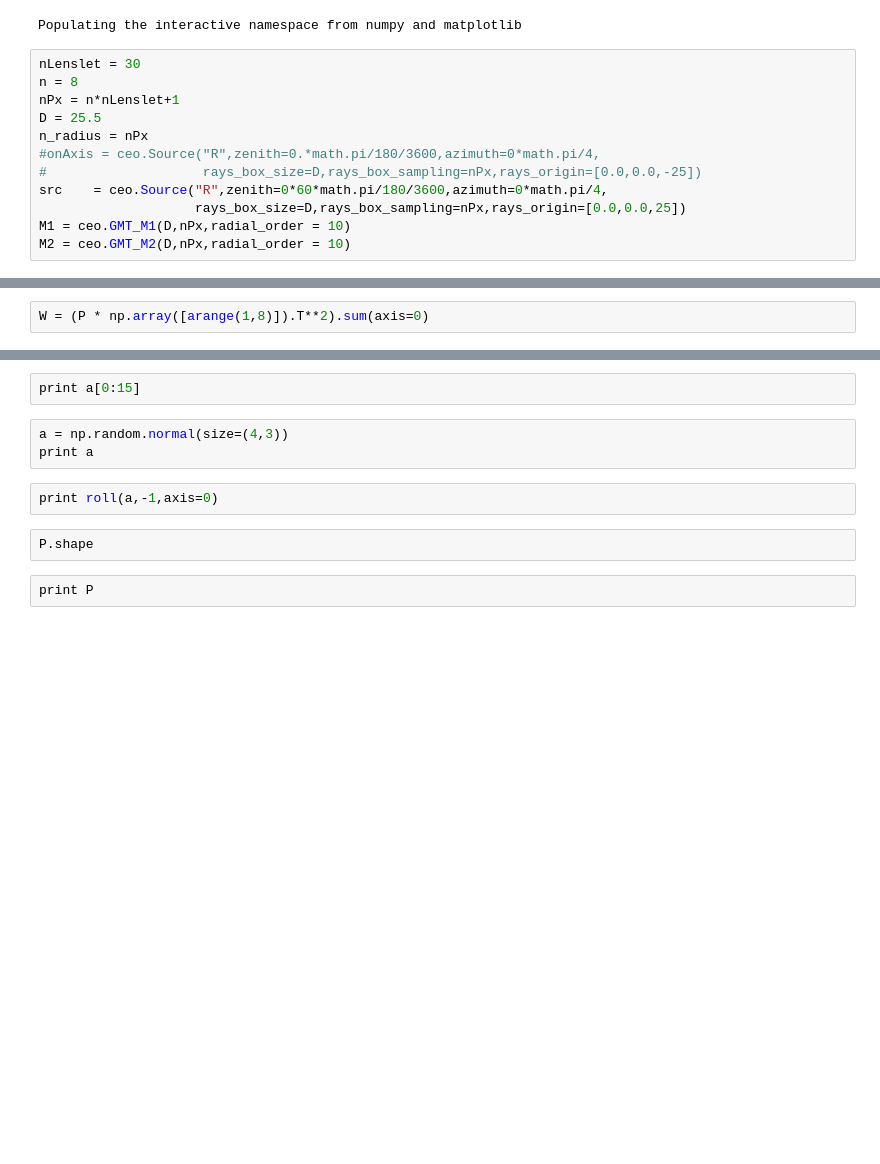
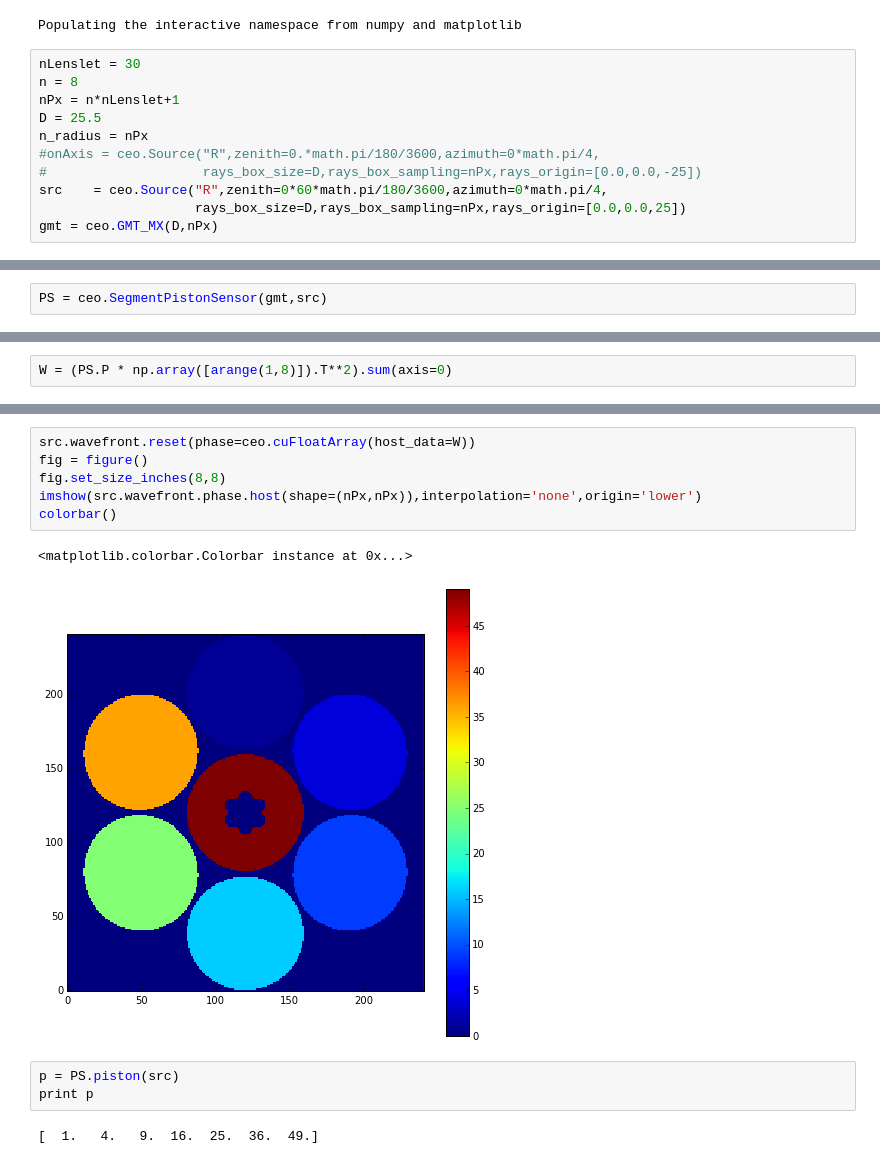
Before and after one commit to rconan/CEO, a Jupyter notebook: rayTracing/GMT-Piston-Sensing-Ideal.ipynb, the cells around one changed output, grey strips where cells are left out. Cells and saved outputs as stored; diff of their text form; blank space fills up the shorter version.

Commit message:
ADDED GMT SEGMENT PISTON SENSOR CLASS

```diff
--- a/rayTracing/GMT-Piston-Sensing-Ideal.ipynb
+++ b/rayTracing/GMT-Piston-Sensing-Ideal.ipynb
@@ -15,5 +15,4 @@ n_radius = nPx
 #                    rays_box_size=D,rays_box_sampling=nPx,rays_origin=[0.0,0.0,-25])
 src    = ceo.Source("R",zenith=0*60*math.pi/180/3600,azimuth=0*math.pi/4,
                     rays_box_size=D,rays_box_sampling=nPx,rays_origin=[0.0,0.0,25])
-M1 = ceo.GMT_M1(D,nPx,radial_order = 10)
-M2 = ceo.GMT_M2(D,nPx,radial_order = 10)
+gmt = ceo.GMT_MX(D,nPx)
@@ -86 +19,3 @@ print M.shape
+# %%
+PS = ceo.SegmentPistonSensor(gmt,src)
 # %%
@@ -136,2 +63,2 @@ M.shape
 # %%
-W = (P * np.array([arange(1,8)]).T**2).sum(axis=0)
+W = (PS.P * np.array([arange(1,8)]).T**2).sum(axis=0)
@@ -196,11 +65,14 @@ P.shape
-# %%
-print a[0:15]
-# %%
-a = np.random.normal(size=(4,3))
-print a
-# %%
-print roll(a,-1,axis=0)
-# %%
-P.shape
-# %%
-print P
+# %%
+src.wavefront.reset(phase=ceo.cuFloatArray(host_data=W))
+fig = figure()
+fig.set_size_inches(8,8)
+imshow(src.wavefront.phase.host(shape=(nPx,nPx)),interpolation='none',origin='lower')
+colorbar()
+# %% [output]
+<matplotlib.colorbar.Colorbar instance at 0x...>
+[figure, added]
+# %%
+p = PS.piston(src)
+print p
+# %% [output]
+[  1.   4.   9.  16.  25.  36.  49.]
```
Also changed, not shown: parts of 27 cells of this notebook, 5 other files.
